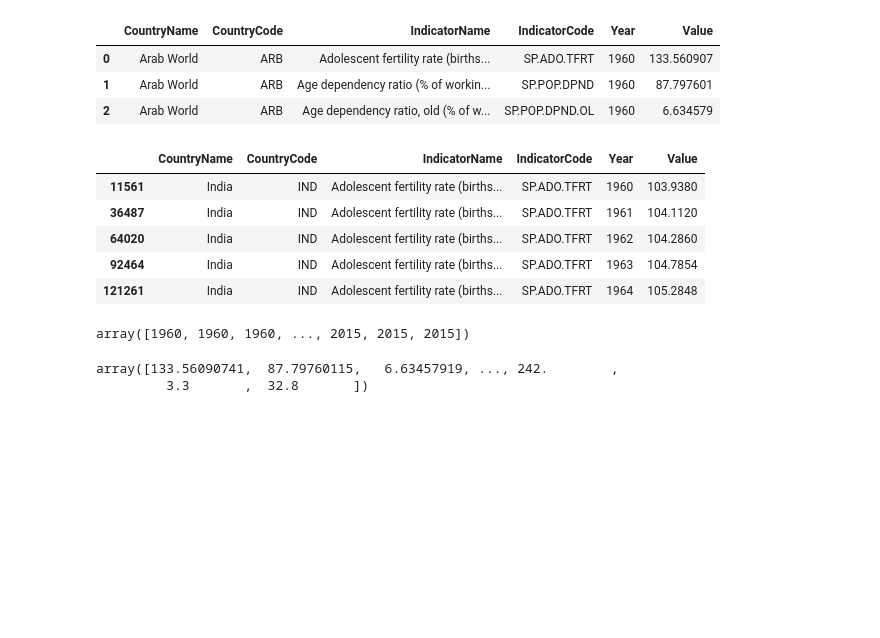
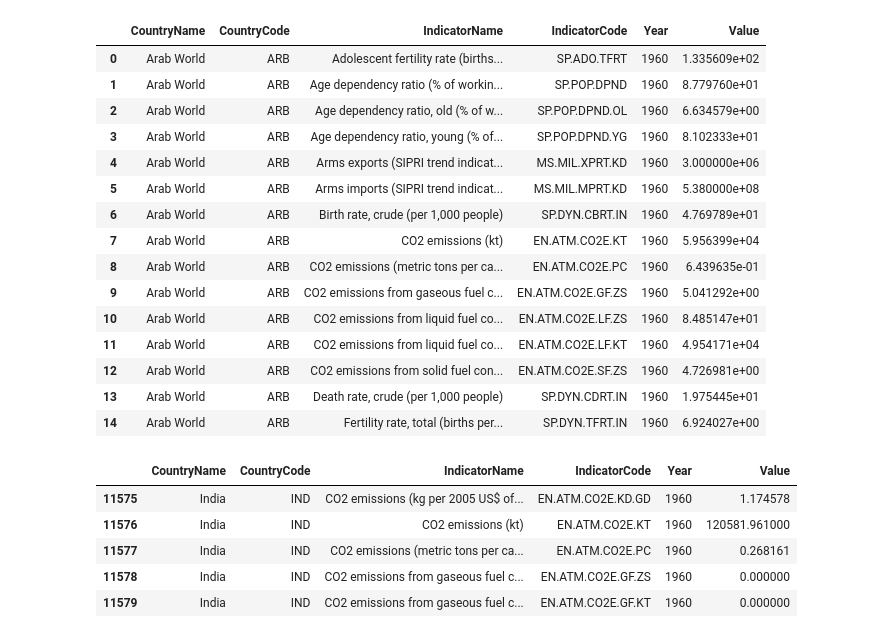
Before and after one commit to srujaan/Data-Science, a Jupyter notebook: week-5-Visualization/practice.ipynb, the cells around one changed output. Drawn from its saved outputs; the diff is of its cells as text; code cells hidden in the pictures; blank space fills up the shorter version.

```diff
--- a/week-5-Visualization/practice.ipynb
+++ b/week-5-Visualization/practice.ipynb
@@ -6,33 +6,36 @@ import matplotlib.pyplot as plt
 # %%
 read_file = pd.read_csv('/home/srujan/Downloads/world-development-indicators/Indicators.csv')
 # %%
-read_file.head(3)
+read_file.head(15)
 # %% [output]
 |  | CountryName | CountryCode | IndicatorName | IndicatorCode | Year | Value |
-| 0 | Arab World | ARB | Adolescent fertility rate (births... | SP.ADO.TFRT | 1960 | 133.560907 |
-| 1 | Arab World | ARB | Age dependency ratio (% of workin... | SP.POP.DPND | 1960 | 87.797601 |
-| 2 | Arab World | ARB | Age dependency ratio, old (% of w... | SP.POP.DPND.OL | 1960 | 6.634579 |
+| 0 | Arab World | ARB | Adolescent fertility rate (births... | SP.ADO.TFRT | 1960 | 1.335609e+02 |
+| 1 | Arab World | ARB | Age dependency ratio (% of workin... | SP.POP.DPND | 1960 | 8.779760e+01 |
+| 2 | Arab World | ARB | Age dependency ratio, old (% of w... | SP.POP.DPND.OL | 1960 | 6.634579e+00 |
+| 3 | Arab World | ARB | Age dependency ratio, young (% of... | SP.POP.DPND.YG | 1960 | 8.102333e+01 |
+| 4 | Arab World | ARB | Arms exports (SIPRI trend indicat... | MS.MIL.XPRT.KD | 1960 | 3.000000e+06 |
+| 5 | Arab World | ARB | Arms imports (SIPRI trend indicat... | MS.MIL.MPRT.KD | 1960 | 5.380000e+08 |
+| 6 | Arab World | ARB | Birth rate, crude (per 1,000 people) | SP.DYN.CBRT.IN | 1960 | 4.769789e+01 |
+| 7 | Arab World | ARB | CO2 emissions (kt) | EN.ATM.CO2E.KT | 1960 | 5.956399e+04 |
+| 8 | Arab World | ARB | CO2 emissions (metric tons per ca... | EN.ATM.CO2E.PC | 1960 | 6.439635e-01 |
+| 9 | Arab World | ARB | CO2 emissions from gaseous fuel c... | EN.ATM.CO2E.GF.ZS | 1960 | 5.041292e+00 |
+| 10 | Arab World | ARB | CO2 emissions from liquid fuel co... | EN.ATM.CO2E.LF.ZS | 1960 | 8.485147e+01 |
+| 11 | Arab World | ARB | CO2 emissions from liquid fuel co... | EN.ATM.CO2E.LF.KT | 1960 | 4.954171e+04 |
+| 12 | Arab World | ARB | CO2 emissions from solid fuel con... | EN.ATM.CO2E.SF.ZS | 1960 | 4.726981e+00 |
+| 13 | Arab World | ARB | Death rate, crude (per 1,000 people) | SP.DYN.CDRT.IN | 1960 | 1.975445e+01 |
+| 14 | Arab World | ARB | Fertility rate, total (births per... | SP.DYN.TFRT.IN | 1960 | 6.924027e+00 |
 # %%
 country = read_file['CountryName'].str.contains('India')
-indicator = read_file['IndicatorName'].str.contains('Adolescent fertility rate')
+indicator = read_file['IndicatorName'].str.contains('CO2 emissions ')
 #read_file[country].head()
 display = read_file[country & indicator]
 display.head()
 # %% [output]
 |  | CountryName | CountryCode | IndicatorName | IndicatorCode | Year | Value |
-| 11561 | India | IND | Adolescent fertility rate (births... | SP.ADO.TFRT | 1960 | 103.9380 |
-| 36487 | India | IND | Adolescent fertility rate (births... | SP.ADO.TFRT | 1961 | 104.1120 |
-| 64020 | India | IND | Adolescent fertility rate (births... | SP.ADO.TFRT | 1962 | 104.2860 |
-| 92464 | India | IND | Adolescent fertility rate (births... | SP.ADO.TFRT | 1963 | 104.7854 |
-| 121261 | India | IND | Adolescent fertility rate (births... | SP.ADO.TFRT | 1964 | 105.2848 |
+| 11575 | India | IND | CO2 emissions (kg per 2005 US$ of... | EN.ATM.CO2E.KD.GD | 1960 | 1.174578 |
+| 11576 | India | IND | CO2 emissions (kt) | EN.ATM.CO2E.KT | 1960 | 120581.961000 |
+| 11577 | India | IND | CO2 emissions (metric tons per ca... | EN.ATM.CO2E.PC | 1960 | 0.268161 |
+| 11578 | India | IND | CO2 emissions from gaseous fuel c... | EN.ATM.CO2E.GF.ZS | 1960 | 0.000000 |
+| 11579 | India | IND | CO2 emissions from gaseous fuel c... | EN.ATM.CO2E.GF.KT | 1960 | 0.000000 |
 # %%
-years = read_file['Year'].values
-years
+years = display['Year'].values
-# %% [output]
-array([1960, 1960, 1960, ..., 2015, 2015, 2015])
-# %%
-adoles_values = read_file['Value'].values
-adoles_values
-# %% [output]
-array([133.56090741,  87.79760115,   6.63457919, ..., 242.        ,
-         3.3       ,  32.8       ])
```
Also changed, not shown: parts of 2 cells of this notebook.
